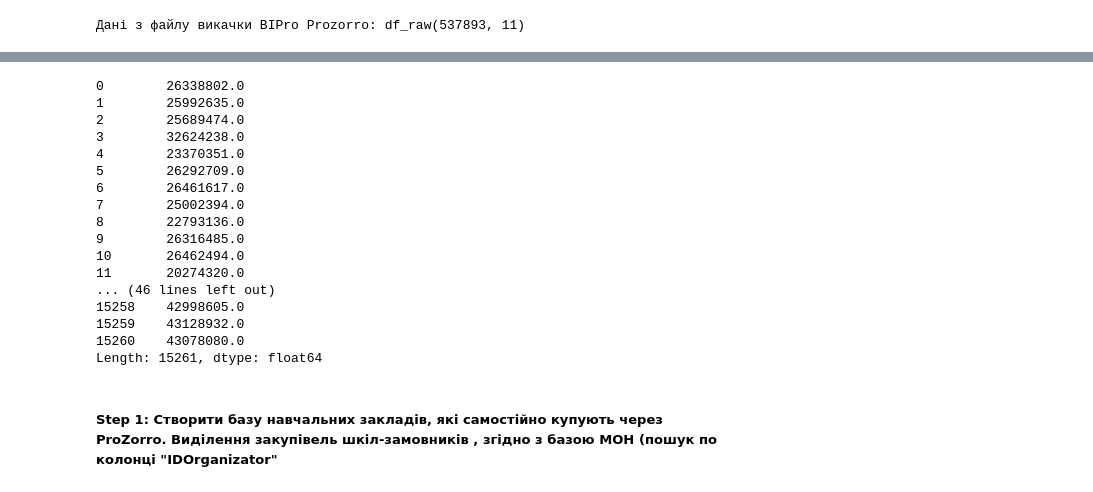
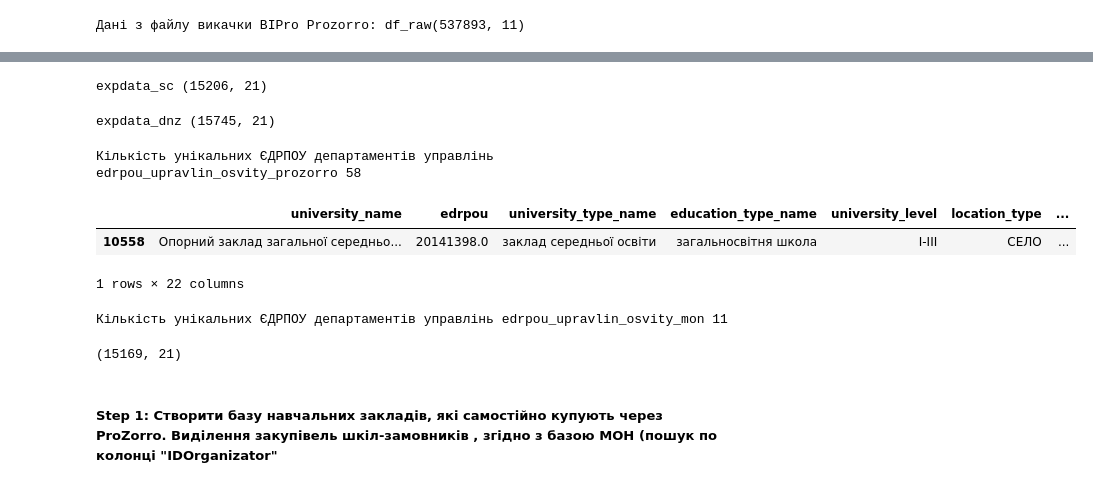
Before and after one commit to deaflynx/school-procurements, a Jupyter notebook: main.ipynb, the cells around one changed output, grey strips where cells are left out. Drawn from its saved outputs; the diff is of its cells as text; code cells hidden in the pictures.

Commit message:
MON data preparation

```diff
--- a/main.ipynb
+++ b/main.ipynb
@@ -65,2 +44,0 @@ Name: edrpou, Length: 15261, dtype: object
-# %%
-expdata_sc['edrpou'] = expdata_sc['edrpou'].astype(str).str.split(pat = '.', n = 1, expand = False)
@@ -110,20 +45,34 @@ converted = expdata_sc.apply(lambda f : formatNumber(f['edrpou']) , axis = 1)
-# %%
-converted
-# %% [output]
-0        26338802.0
-1        25992635.0
-2        25689474.0
-3        32624238.0
-4        23370351.0
-5        26292709.0
-6        26461617.0
-7        25002394.0
-8        22793136.0
-9        26316485.0
-10       26462494.0
-11       20274320.0
-... (46 lines left out)
-15258    42998605.0
-15259    43128932.0
-15260    43078080.0
-Length: 15261, dtype: float64
+# %%
+expdata_sc = expdata_sc.fillna(0)
+expdata_sc['edrpou'] = expdata_sc['edrpou'].astype(np.int64)
+mask = (expdata_sc['edrpou'].astype(str).str.len() == 7) | (expdata_sc['edrpou'].astype(str).str.len() == 8)
+expdata_sc = expdata_sc.loc[mask].sort_values(by=['edrpou'])
+print("expdata_sc", expdata_sc.shape)
+# %% [output]
+expdata_sc (15206, 21)
+# %%
+expdata_dnz['edrpou'] = pd.to_numeric(expdata_dnz['edrpou'],errors='coerce')
+expdata_dnz = expdata_dnz.fillna(0)
+expdata_dnz['edrpou'] = expdata_dnz['edrpou'].astype(np.int64)
+mask = (expdata_dnz['edrpou'].astype(str).str.len() == 7) | (expdata_dnz['edrpou'].astype(str).str.len() == 8)
+expdata_dnz = expdata_dnz.loc[mask].sort_values(by=['edrpou'])
+print("expdata_dnz", expdata_dnz.shape)
+# %% [output]
+expdata_dnz (15745, 21)
+# %%
+filter_upravlinnya_osvity = ["департамент.*освіт", "управлін.*освіт", "відділ.*освіт"]
+df_raw_upravlin_osvity = df_raw[df_raw['Организатор'].astype(str).str.contains(r'({})'.format('|'.join(filter_upravlinnya_osvity)), case = False, na = False, regex = True)]
+edrpou_upravlin_osvity_prozorro = df_raw_upravlin_osvity['IDOrganizator'].unique().tolist()
+print("Кількість унікальних ЄДРПОУ управлінь освіти, edrpou_upravlin_osvity_prozorro", len(edrpou_upravlin_osvity))
+# %% [output]
+Кількість унікальних ЄДРПОУ департаментів управлінь edrpou_upravlin_osvity_prozorro 58
+# %%
+frames = [expdata_dnz, expdata_sc]
+df_mon_data = pd.concat(frames)
+print(df_mon_data.shape)
+# %%
+df_mon_data.sample(1)
+# %% [output]
+|  | university_name | edrpou | university_type_name | education_type_name | university_level | location_type | ... |
+| 10558 | Опорний заклад загальної середньо... | 20141398.0 | заклад середньої освіти | загальносвітня школа | I-III | СЕЛО | ... |
+1 rows × 22 columns
@@ -130,3 +82,15 @@ Length: 15261, dtype: float64
+# %%
+expdata_sc_upravlin_osvity = expdata_sc[expdata_sc['edrpou'].isin(edrpou_upravlin_osvity)]
+edrpou_upravlin_osvity_mon = expdata_sc_upravlin_osvity['edrpou'].unique().tolist()
+print("Кількість унікальних ЄДРПОУ управлінь освіти, edrpou_upravlin_osvity_mon", len(edrpou_upravlin_osvity_mon))
+# %% [output]
+Кількість унікальних ЄДРПОУ департаментів управлінь edrpou_upravlin_osvity_mon 11
+# %%
+mask = (expdata_sc['edrpou'].isin(edrpou_upravlin_osvity_prozorro)) | (expdata_sc['edrpou'].isin(edrpou_upravlin_osvity_mon))
+expdata_sc_only_schools = expdata_sc.loc[~mask]
+expdata_sc_only_schools.shape
+# %% [output]
+(15169, 21)
 # %% [markdown]
 ##### Step 1: Створити базу навчальних закладів, які самостійно купують через ProZorro. Виділення закупівель шкіл-замовників , згідно з базою МОН (пошук по колонці "IDOrganizator"
 # %%
```
Also changed, not shown: parts of 9 cells of this notebook.
